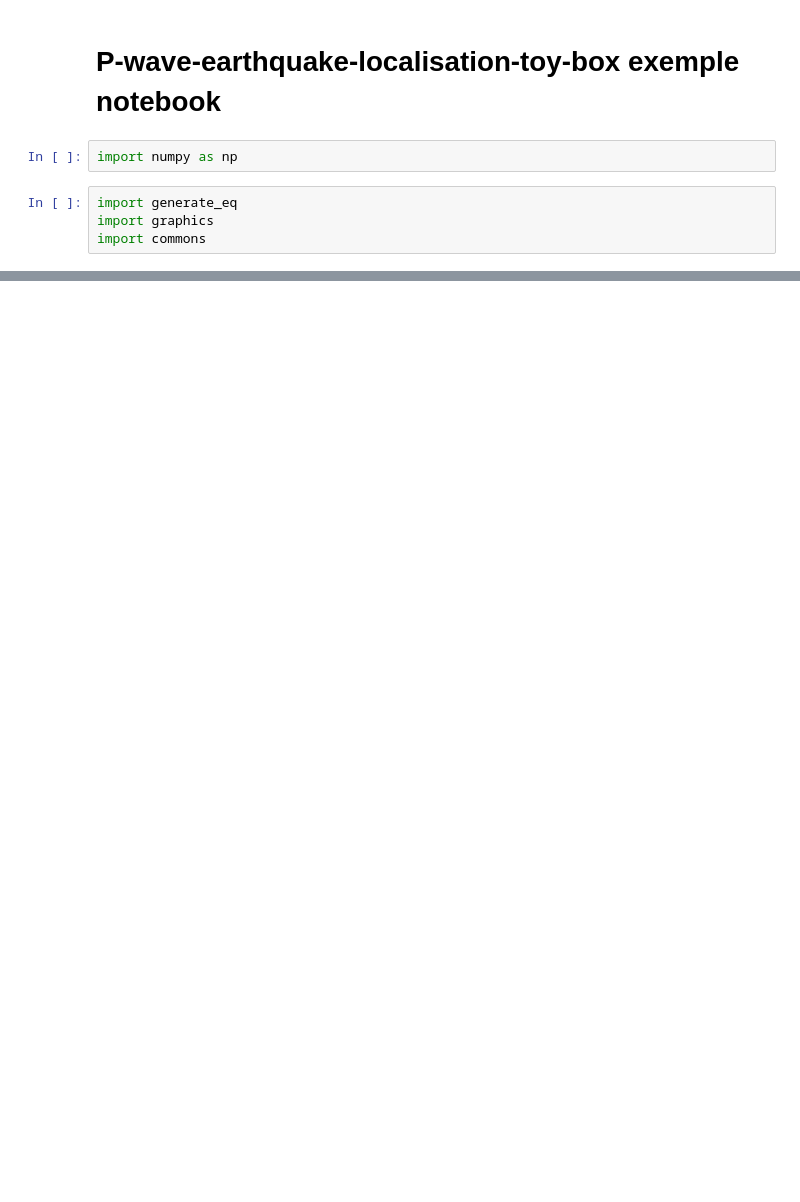
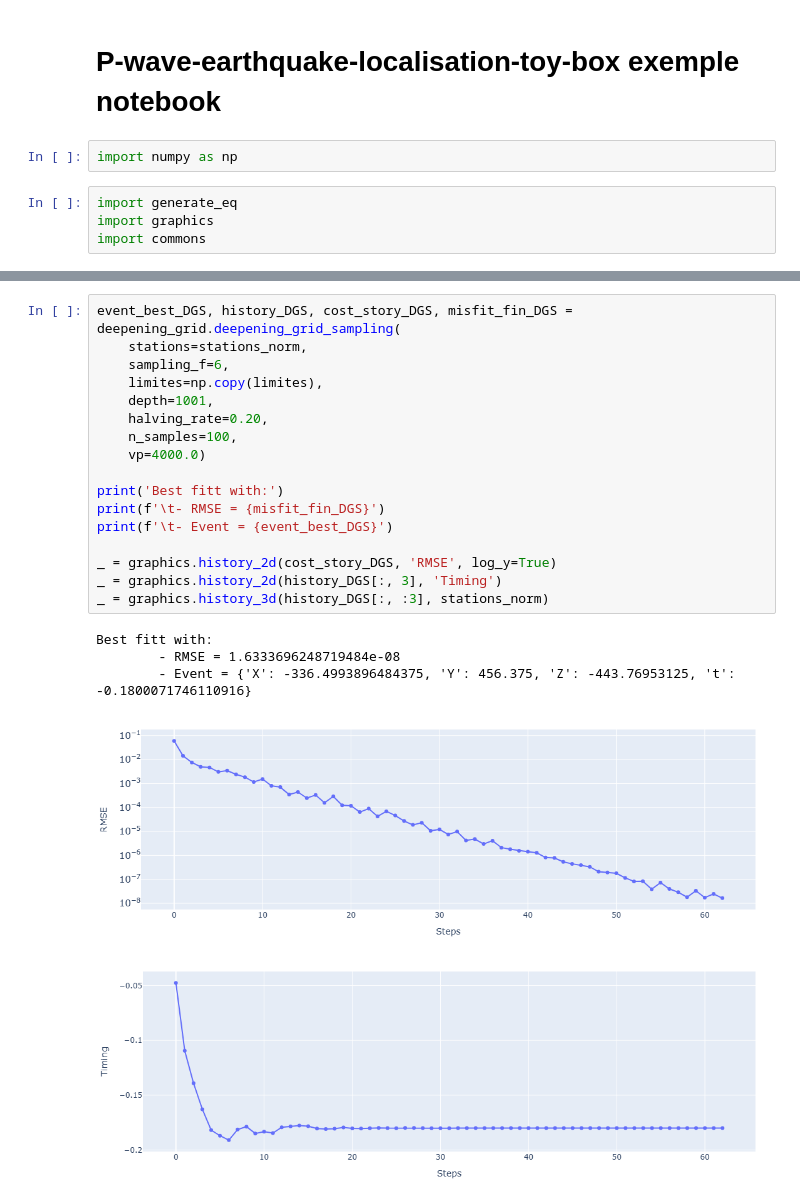
Before and after one commit to MatthieuNougaret/P-wave-earthquake-localisation-toy-box, a Jupyter notebook: python-solvers/demo.ipynb, the cells around one changed output, grey strips where cells are left out. Drawn from its saved outputs; the diff is of its cells as text; blank space fills up the shorter version.

```diff
--- a/python-solvers/demo.ipynb
+++ b/python-solvers/demo.ipynb
@@ -129,0 +151,23 @@ Best fitt with:
+# %%
+event_best_DGS, history_DGS, cost_story_DGS, misfit_fin_DGS = deepening_grid.deepening_grid_sampling(
+    stations=stations_norm,
+    sampling_f=6,
+    limites=np.copy(limites),
+    depth=1001,
+    halving_rate=0.20,
+    n_samples=100,
+    vp=4000.0)
+
+print('Best fitt with:')
+print(f'\t- RMSE = {misfit_fin_DGS}')
+print(f'\t- Event = {event_best_DGS}')
+
+_ = graphics.history_2d(cost_story_DGS, 'RMSE', log_y=True)
+_ = graphics.history_2d(history_DGS[:, 3], 'Timing')
+_ = graphics.history_3d(history_DGS[:, :3], stations_norm)
+# %% [output]
+Best fitt with:
+        - RMSE = 1.6333696248719484e-08
+        - Event = {'X': -336.4993896484375, 'Y': 456.375, 'Z': -443.76953125, 't': -0.1800071746110916}
+[figure, added]
+[figure, added]
```
Also changed, not shown: parts of 6 cells of this notebook, 5 other files.
